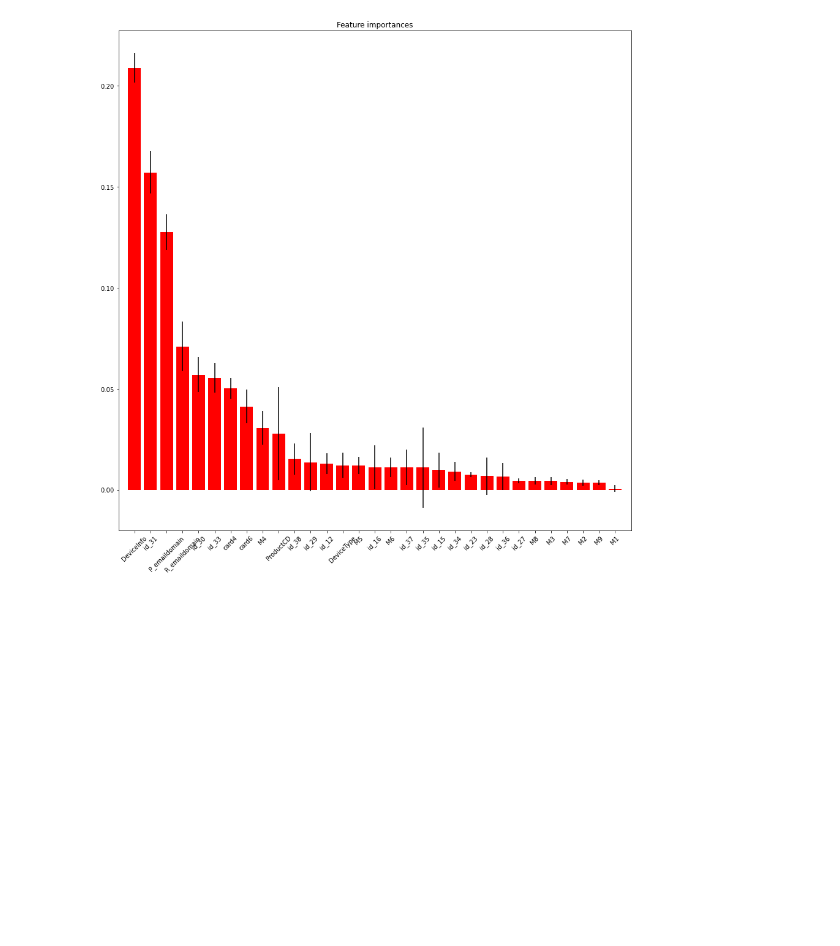
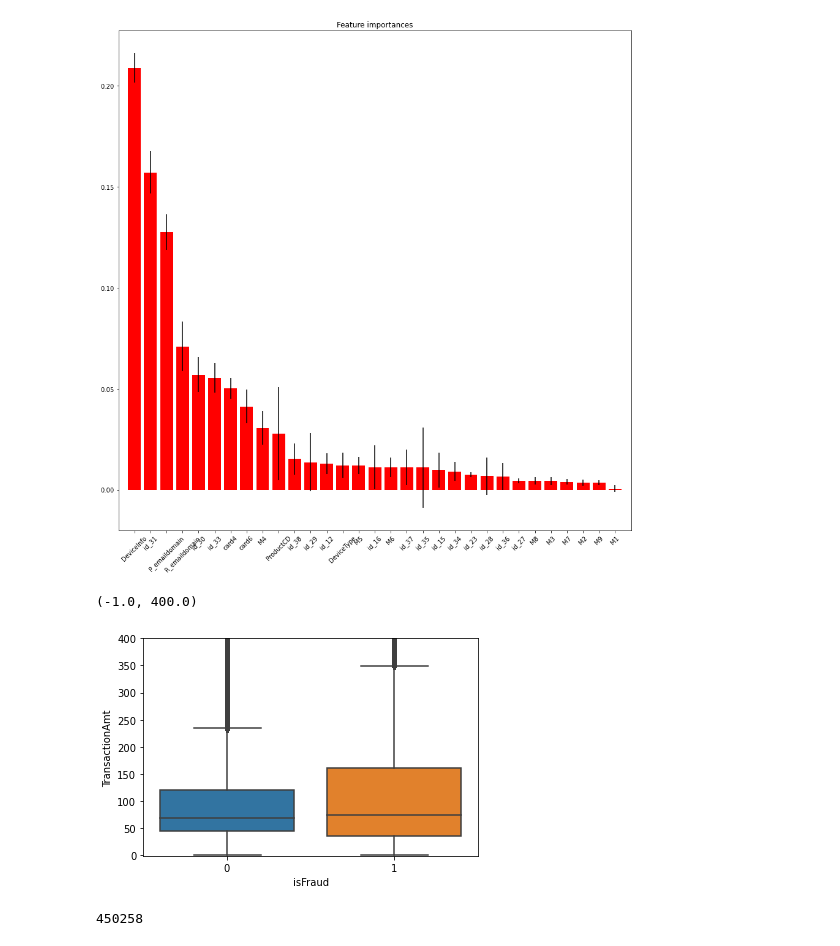
Before and after one commit to 592k/Mini_project-modeling, a Jupyter notebook: feature_importance(6:13).ipynb, the cells around one changed output. Saved outputs shown, nothing was run; the diff lists cells and outputs as text; code cells hidden in the pictures; blank space fills up the shorter version.

```diff
--- a/feature_importance(6:13).ipynb
+++ b/feature_importance(6:13).ipynb
@@ -224,3 +175,10 @@ Feature ranking:
 30. feature M9 (0.003)
 31. feature M1 (0.001)
 [figure]
+# %%
+plt.figure(figsize=(10,10))
+sns.boxplot(data=train_t,y='TransactionAmt', x='isFraud')
+plt.ylim([-1, 400])
+# %% [output]
+(-1.0, 400.0)
+[figure, added]
@@ -226,0 +202,4 @@ Feature ranking:
+# %%
+train_m.id_31.isnull().sum()
+# %% [output]
+450258
```
Also changed, not shown: parts of 17 cells of this notebook.
